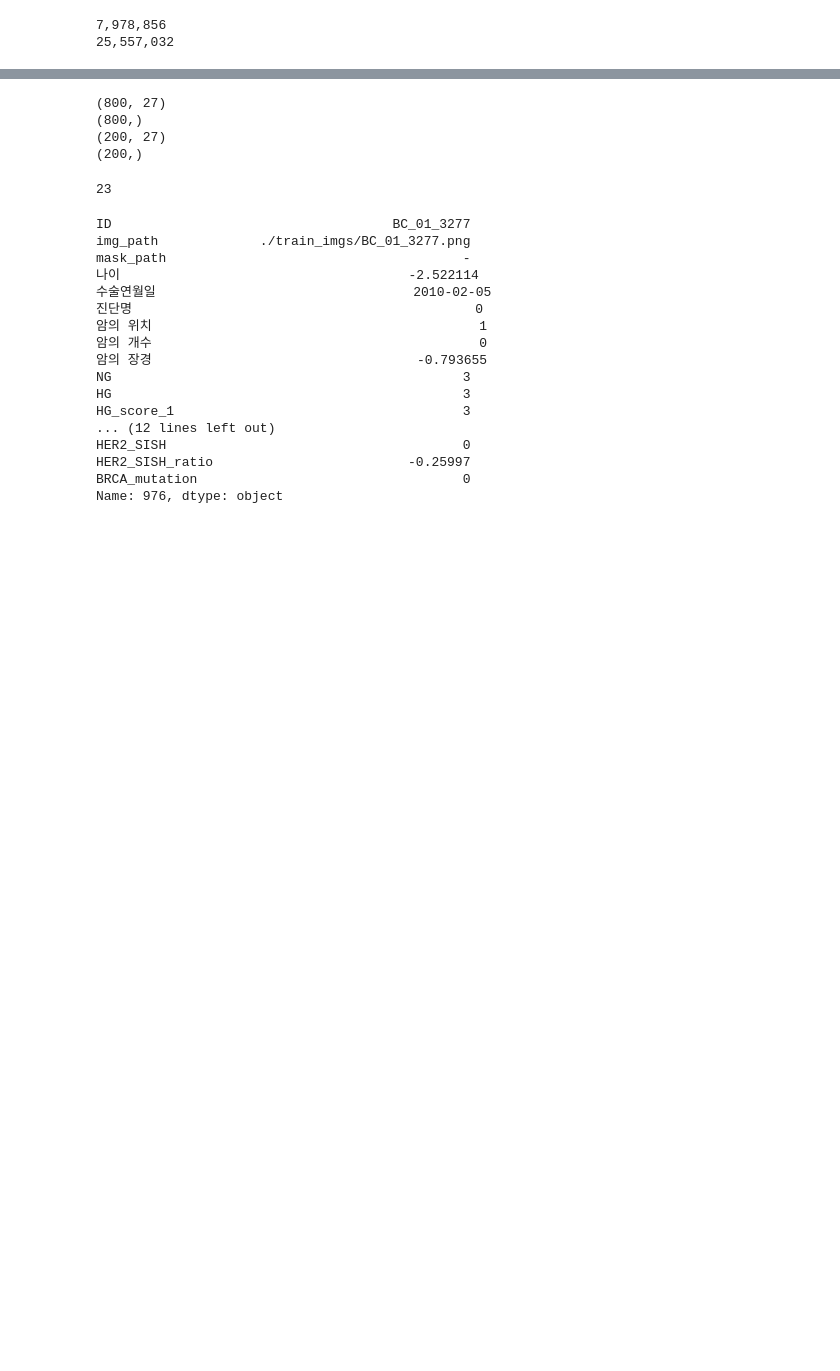
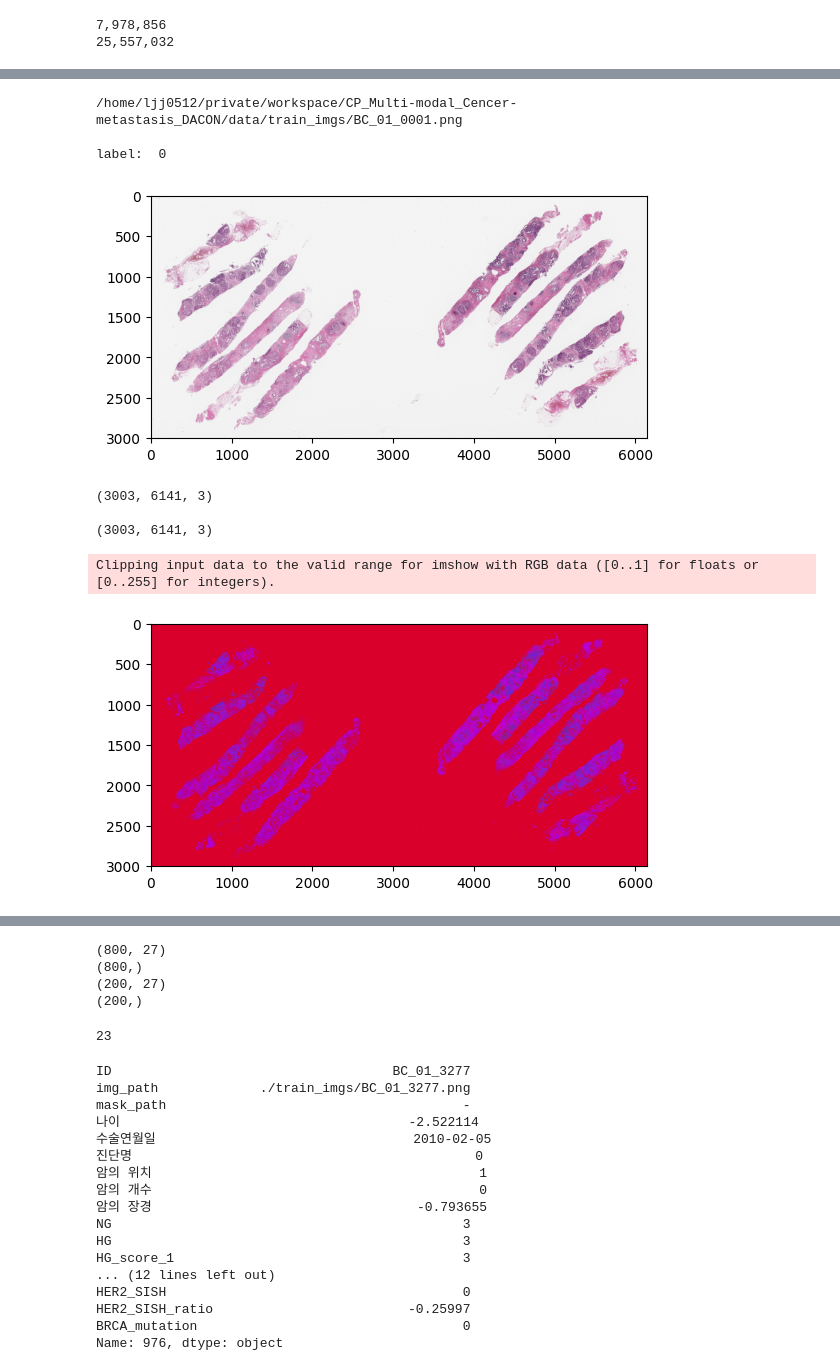
Before and after one commit to jaejungscene/CP_Multi-modal_Cancer-metastasis_DACON, a Jupyter notebook: data-check.ipynb, the cells around one changed output, grey strips where cells are left out. Saved outputs shown, nothing was run; the diff lists cells and outputs as text; code cells hidden in the pictures; blank space fills up the shorter version.

```diff
--- a/data-check.ipynb
+++ b/data-check.ipynb
@@ -27,0 +35,10 @@ testdf = pd.read_csv(os.path.join("data", "test.csv"))
+# %%
+import pandas as pd
+train_df = pd.read_csv("./data/train.csv")
+# print(train_df["img_path"])
+# print(train_df)
+data_path = "/home/ljj0512/private/workspace/CP_Multi-modal_Cencer-metastasis_DACON/data/train_imgs/"
+import os
+i = 0
+print(os.path.join(data_path,train_df["img_path"][i][-14:]))
+print(train_df["N_category"])
@@ -27,0 +59,54 @@ testdf = pd.read_csv(os.path.join("data", "test.csv"))
+# %%
+import os
+import numpy as np
+import matplotlib.pyplot as plt
+import os
+import cv2
+import pandas as pd
+import torch
+import torch.nn as nn
+import albumentations as A
+from albumentations.pytorch.transforms import ToTensorV2
+from sklearn.preprocessing import StandardScaler, LabelEncoder
+from torch.utils.data import Dataset, DataLoader
+from preprocess import *
+from skimage import io
+train_transforms = A.Compose([
+            A.Normalize(mean=(0.485, 0.456, 0.406), std=(0.229, 0.224, 0.225), max_pixel_value=255.0, always_apply=False, p=1.0),
+            A.RandomBrightnessContrast(brightness_limit=(0, 0.2), contrast_limit=(0, 0.5), p=0.8),
+            A.HueSaturationValue(hue_shift_limit=20, sat_shift_limit=30, val_shift_limit=20, p=0.5),
+            A.Sharpen(alpha=(0.2, 0.5), lightness=(0.2, 0.5), always_apply=False, p=1.0),
+            A.ColorJitter(brightness = 0.2, saturation = 0.5, hue = 0.5),
+            A.VerticalFlip(),
+            A.HorizontalFlip(),
+            ])
+
+i = 0
+data_path = "/home/ljj0512/private/workspace/CP_Multi-modal_Cencer-metastasis_DACON/data/train_imgs/"
+img_path = os.path.join(data_path,train_df["img_path"][i][-14:])
+print(img_path)
+print()
+
+print("label: ",train_df["N_category"][i])
+print()
+
+img = io.imread(img_path)
+plt.imshow(img)
+plt.show()
+print(img.shape)
+print()
+
+x = train_transforms(image=img)["image"]
+print(x.shape)
+plt.imshow(x)
+plt.show()
+# %% [output]
+/home/ljj0512/private/workspace/CP_Multi-modal_Cencer-metastasis_DACON/data/train_imgs/BC_01_0001.png
+
+label:  0
+[figure, added]
+(3003, 6141, 3)
+
+(3003, 6141, 3)
+Clipping input data to the valid range for imshow with RGB data ([0..1] for floats or [0..255] for integers).
+[figure, added]
```
Also changed, not shown: parts of 11 cells of this notebook, 11 other files.
